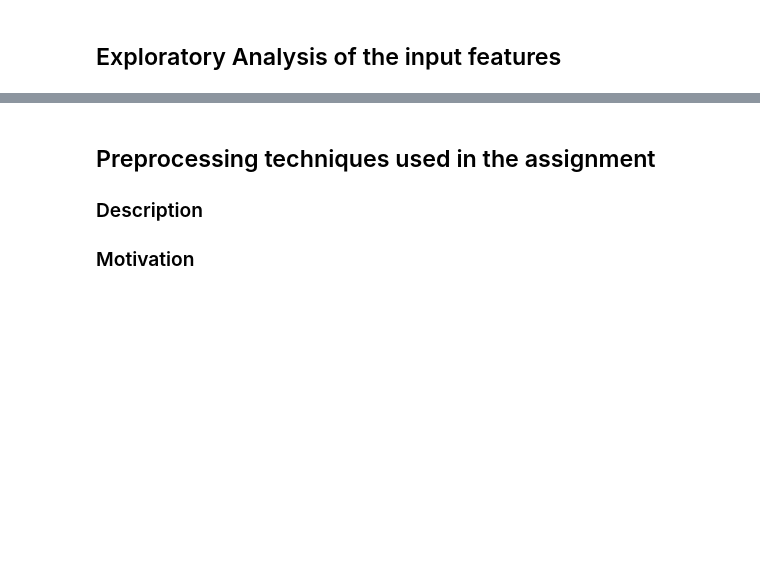
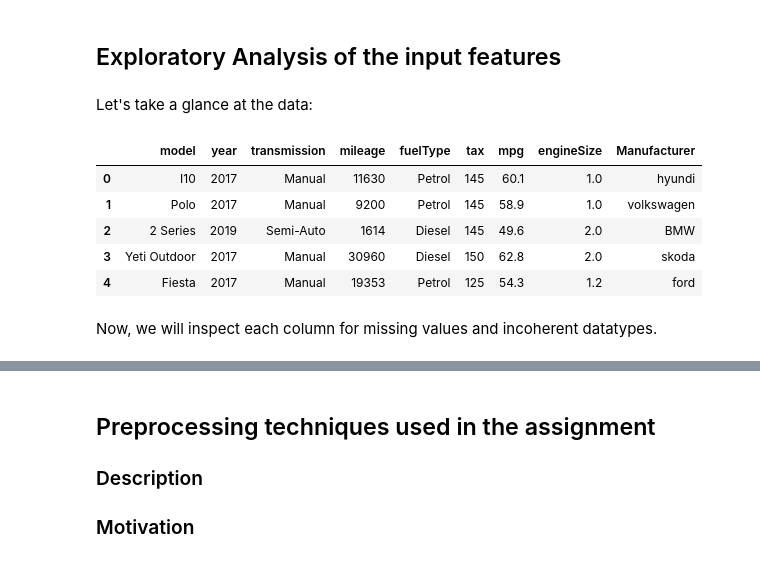
Before and after one commit to MichalRedm/DM-project1, a Jupyter notebook: report.ipynb, the cells around one changed output, grey strips where cells are left out. Drawn from its saved outputs; the diff is of its cells as text; code cells hidden in the pictures; blank space fills up the shorter version.

```diff
--- a/report.ipynb
+++ b/report.ipynb
@@ -40,3 +40,16 @@ Input comprise 9 features:
 5 of them being numerical and 4 categorical.
 # %% [markdown]
 ## Exploratory Analysis of the input features
+# %% [markdown]
+Let's take a glance at the data:
+# %%
+input_features.head()
+# %% [output]
+|  | model | year | transmission | mileage | fuelType | tax | mpg | engineSize | Manufacturer |
+| 0 | I10 | 2017 | Manual | 11630 | Petrol | 145 | 60.1 | 1.0 | hyundi |
+| 1 | Polo | 2017 | Manual | 9200 | Petrol | 145 | 58.9 | 1.0 | volkswagen |
+| 2 | 2 Series | 2019 | Semi-Auto | 1614 | Diesel | 145 | 49.6 | 2.0 | BMW |
+| 3 | Yeti Outdoor | 2017 | Manual | 30960 | Diesel | 150 | 62.8 | 2.0 | skoda |
+| 4 | Fiesta | 2017 | Manual | 19353 | Petrol | 125 | 54.3 | 1.2 | ford |
+# %% [markdown]
+Now, we will inspect each column for missing values and incoherent datatypes.
```
Also changed, not shown: parts of 5 cells of this notebook.
